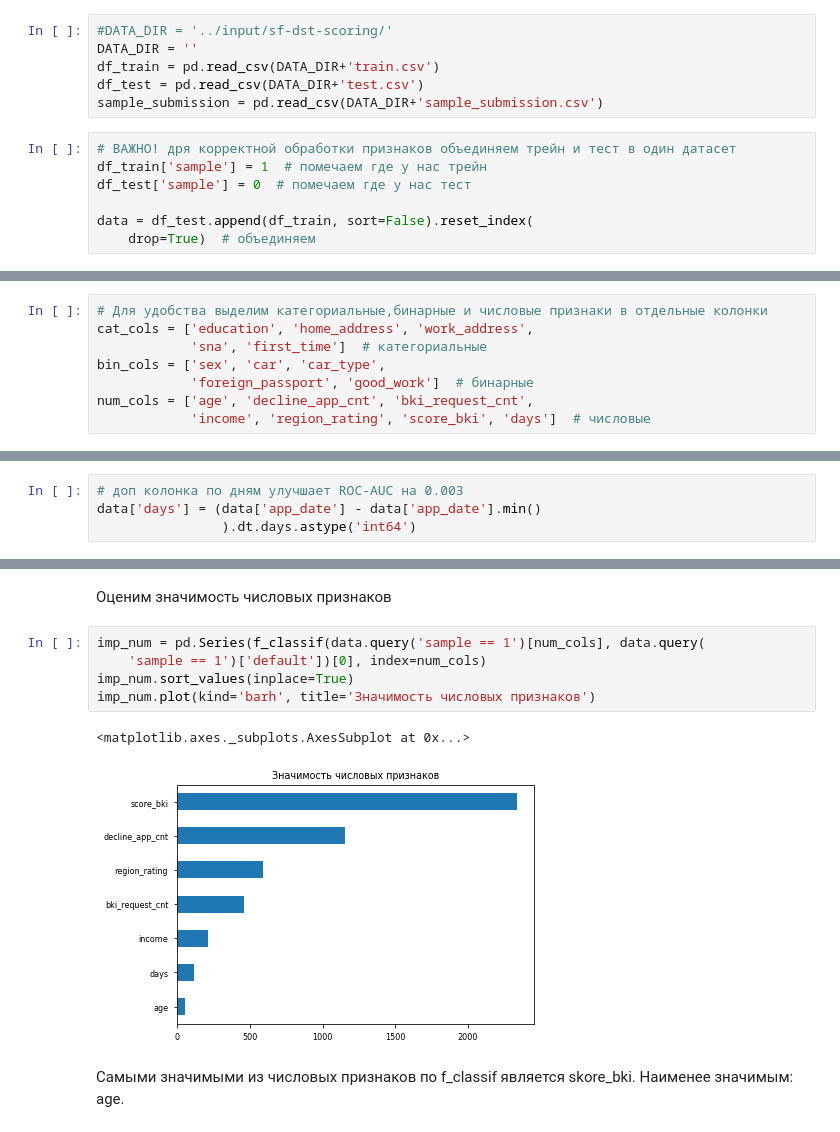
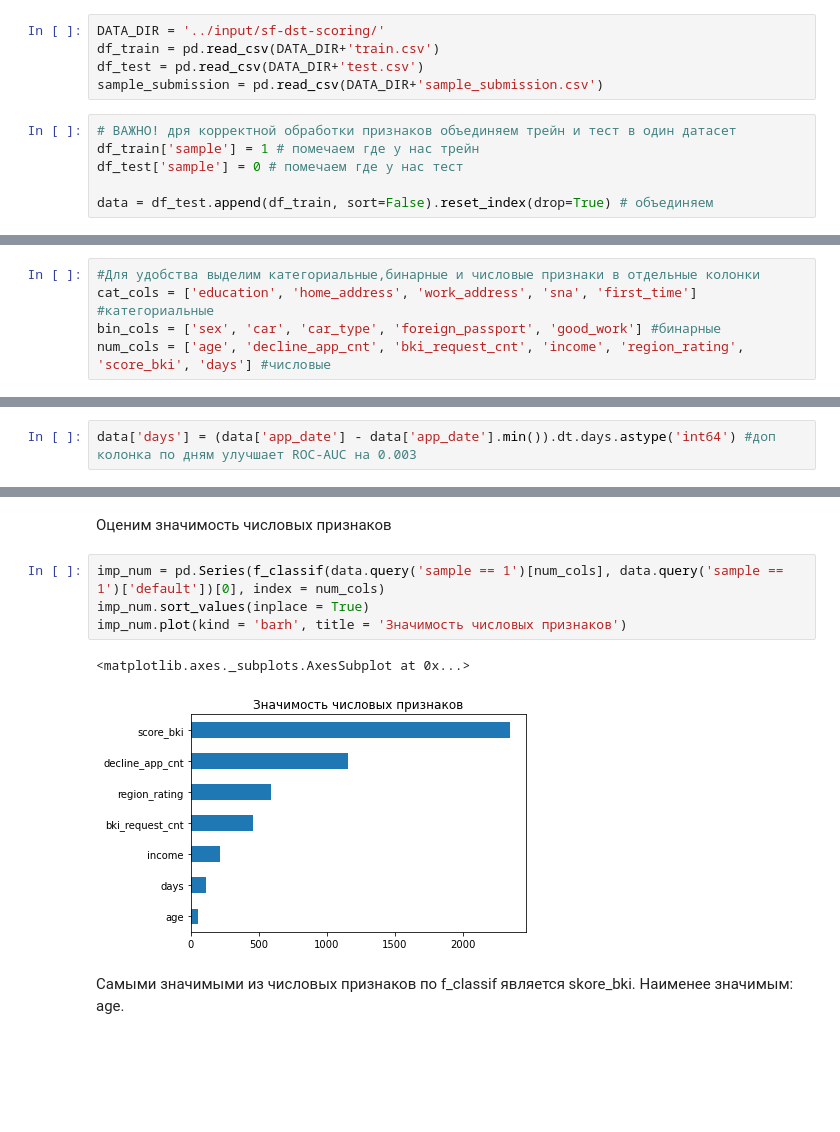
Before and after one commit to kotche/SF, a Jupyter notebook: module_4/sf-credit-scoring-kotcher.ipynb, the cells around one changed output, grey strips where cells are left out. Drawn from its saved outputs; the diff is of its cells as text; blank space fills up the shorter version.

```diff
--- a/module_4/sf-credit-scoring-kotcher.ipynb
+++ b/module_4/sf-credit-scoring-kotcher.ipynb
@@ -25,18 +29,16 @@ RANDOM_SEED = 42
 # %% [markdown]
 # Импорт данных
 # %%
-#DATA_DIR = '../input/sf-dst-scoring/'
-DATA_DIR = ''
+DATA_DIR = '../input/sf-dst-scoring/'
 df_train = pd.read_csv(DATA_DIR+'train.csv')
 df_test = pd.read_csv(DATA_DIR+'test.csv')
 sample_submission = pd.read_csv(DATA_DIR+'sample_submission.csv')
 # %%
 # ВАЖНО! дря корректной обработки признаков объединяем трейн и тест в один датасет
-df_train['sample'] = 1  # помечаем где у нас трейн
-df_test['sample'] = 0  # помечаем где у нас тест
+df_train['sample'] = 1 # помечаем где у нас трейн
+df_test['sample'] = 0 # помечаем где у нас тест
 
-data = df_test.append(df_train, sort=False).reset_index(
-    drop=True)  # объединяем
+data = df_test.append(df_train, sort=False).reset_index(drop=True) # объединяем
 # %%
 print('df_train', df_train.shape)
 print('df_test', df_test.shape)
@@ -108,13 +110,10 @@ memory usage: 16.8+ MB
 Всего 110148 записей.
 Пропуски только в признаке "education" - 478
 # %%
-# Для удобства выделим категориальные,бинарные и числовые признаки в отдельные колонки
-cat_cols = ['education', 'home_address', 'work_address',
-            'sna', 'first_time']  # категориальные
-bin_cols = ['sex', 'car', 'car_type',
-            'foreign_passport', 'good_work']  # бинарные
-num_cols = ['age', 'decline_app_cnt', 'bki_request_cnt',
-            'income', 'region_rating', 'score_bki', 'days']  # числовые
+#Для удобства выделим категориальные,бинарные и числовые признаки в отдельные колонки
+cat_cols = ['education', 'home_address', 'work_address', 'sna', 'first_time'] #категориальные
+bin_cols = ['sex', 'car', 'car_type', 'foreign_passport', 'good_work'] #бинарные
+num_cols = ['age', 'decline_app_cnt', 'bki_request_cnt', 'income', 'region_rating', 'score_bki', 'days'] #числовые
 # %% [markdown]
 ## 2. Обработка NaN
 # %%
@@ -201,7 +193,5 @@ print(data['app_date'].min(), data['app_date'].max())
 # %% [markdown]
 Добавим признак количество дней от даты начала регистрации заявок
 # %%
-# доп колонка по дням улучшает ROC-AUC на 0.003
-data['days'] = (data['app_date'] - data['app_date'].min()
-                ).dt.days.astype('int64')
+data['days'] = (data['app_date'] - data['app_date'].min()).dt.days.astype('int64') #доп колонка по дням улучшает ROC-AUC на 0.003
 # %%
@@ -286,13 +275,12 @@ for i in range(len(num_cols)):
 # %% [markdown]
 Оценим значимость числовых признаков
 # %%
-imp_num = pd.Series(f_classif(data.query('sample == 1')[num_cols], data.query(
-    'sample == 1')['default'])[0], index=num_cols)
-imp_num.sort_values(inplace=True)
-imp_num.plot(kind='barh', title='Значимость числовых признаков')
+imp_num = pd.Series(f_classif(data.query('sample == 1')[num_cols], data.query('sample == 1')['default'])[0], index = num_cols)
+imp_num.sort_values(inplace = True)
+imp_num.plot(kind = 'barh', title = 'Значимость числовых признаков')
 # %% [output]
 <matplotlib.axes._subplots.AxesSubplot at 0x...>
-[figure, old version]
+[figure, new version]
 # %% [markdown]
 Самыми значимыми из числовых признаков по f_classif является skore_bki. Наименее значимым: age.
 # %% [markdown]
```
Also changed, not shown: parts of 32 cells of this notebook.
